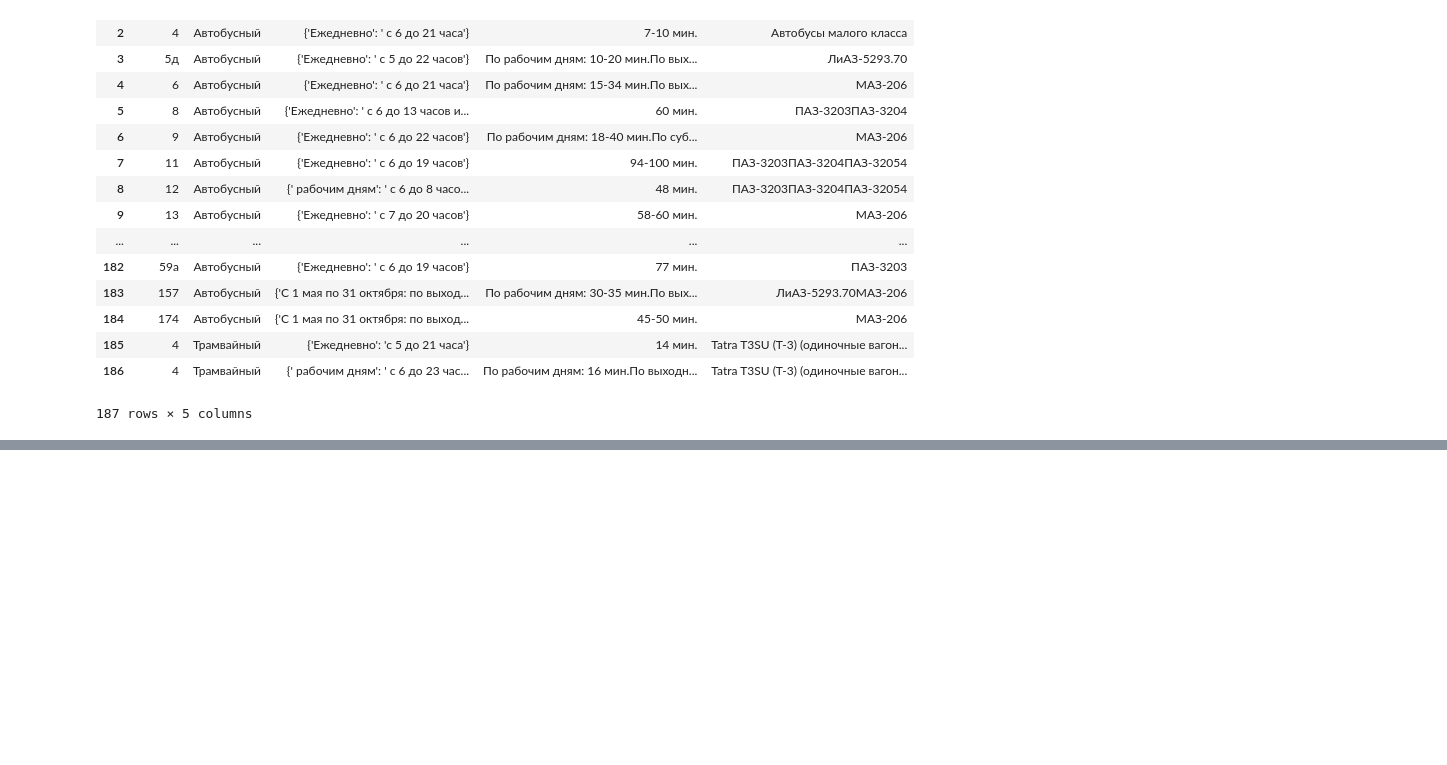
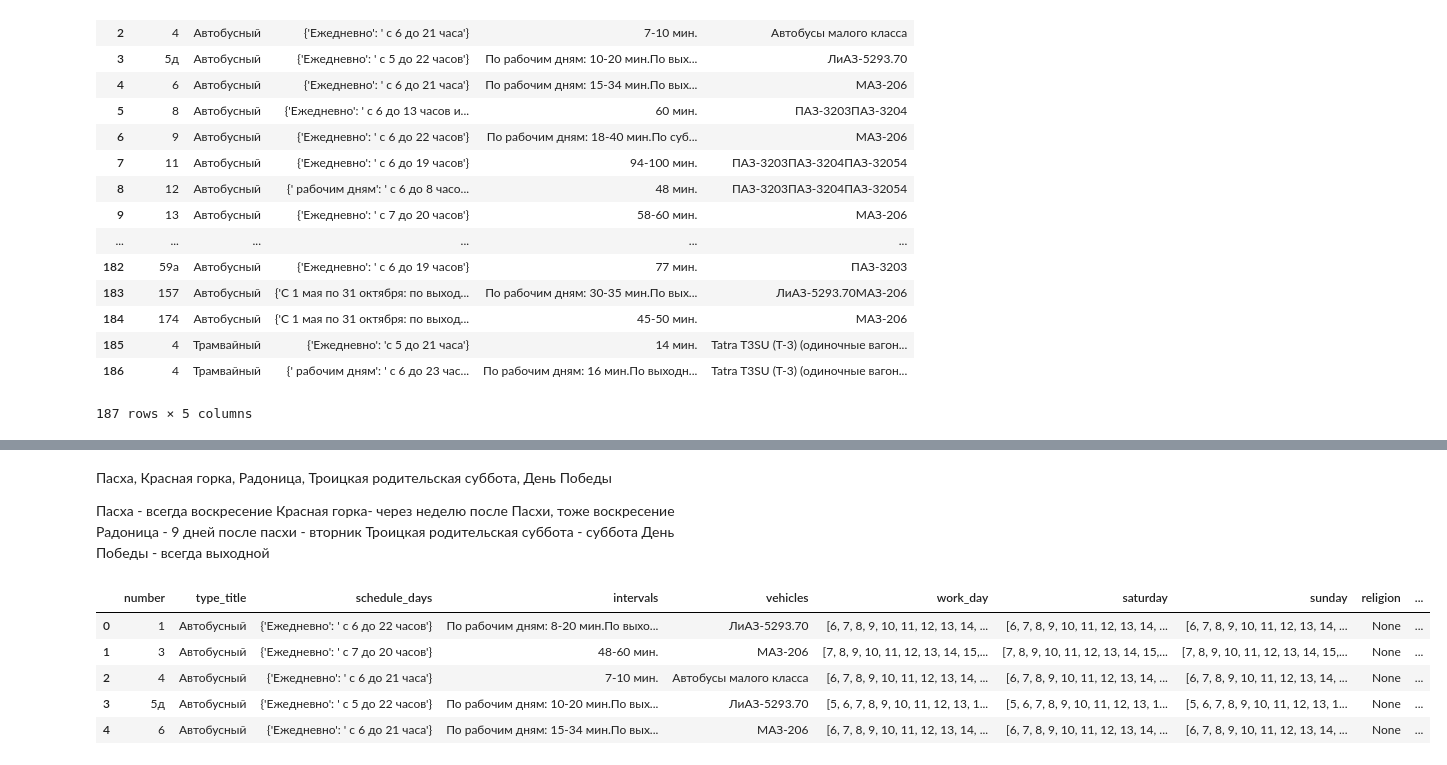
Before and after one commit to MargoILIrita/samaraOT, a Jupyter notebook: samara_ot.ipynb, the cells around one changed output, grey strips where cells are left out. Cells and saved outputs as stored; diff of their text form; code cells hidden in the pictures; blank space fills up the shorter version.

```diff
--- a/samara_ot.ipynb
+++ b/samara_ot.ipynb
@@ -210,0 +244,8 @@ TypeError: unhashable type: 'dict'
+# %% [markdown]
+Пасха, Красная горка, Радоница, Троицкая родительская суббота, День Победы
+
+Пасха - всегда воскресение
+Красная горка- через неделю после Пасхи, тоже воскресение
+Радоница - 9 дней после пасхи - вторник
+Троицкая родительская суббота - суббота
+День Победы - всегда выходной
@@ -210,0 +283,9 @@ TypeError: unhashable type: 'dict'
+# %%
+df_routes_inf.head()
+# %% [output]
+|  | number | type_title | schedule_days | intervals | vehicles | work_day | saturday | sunday | religion | ... |
+| 0 | 1 | Автобусный | {'Ежедневно': ' с 6 до 22 часов'} | По рабочим дням: 8-20 мин.По выхо... | ЛиАЗ-5293.70 | [6, 7, 8, 9, 10, 11, 12, 13, 14, ... | [6, 7, 8, 9, 10, 11, 12, 13, 14, ... | [6, 7, 8, 9, 10, 11, 12, 13, 14, ... | None | ... |
+| 1 | 3 | Автобусный | {'Ежедневно': ' с 7 до 20 часов'} | 48-60 мин. | МАЗ-206 | [7, 8, 9, 10, 11, 12, 13, 14, 15,... | [7, 8, 9, 10, 11, 12, 13, 14, 15,... | [7, 8, 9, 10, 11, 12, 13, 14, 15,... | None | ... |
+| 2 | 4 | Автобусный | {'Ежедневно': ' с 6 до 21 часа'} | 7-10 мин. | Автобусы малого класса | [6, 7, 8, 9, 10, 11, 12, 13, 14, ... | [6, 7, 8, 9, 10, 11, 12, 13, 14, ... | [6, 7, 8, 9, 10, 11, 12, 13, 14, ... | None | ... |
+| 3 | 5д | Автобусный | {'Ежедневно': ' с 5 до 22 часов'} | По рабочим дням: 10-20 мин.По вых... | ЛиАЗ-5293.70 | [5, 6, 7, 8, 9, 10, 11, 12, 13, 1... | [5, 6, 7, 8, 9, 10, 11, 12, 13, 1... | [5, 6, 7, 8, 9, 10, 11, 12, 13, 1... | None | ... |
+| 4 | 6 | Автобусный | {'Ежедневно': ' с 6 до 21 часа'} | По рабочим дням: 15-34 мин.По вых... | МАЗ-206 | [6, 7, 8, 9, 10, 11, 12, 13, 14, ... | [6, 7, 8, 9, 10, 11, 12, 13, 14, ... | [6, 7, 8, 9, 10, 11, 12, 13, 14, ... | None | ... |
```
Also changed, not shown: parts of 15 cells of this notebook.
